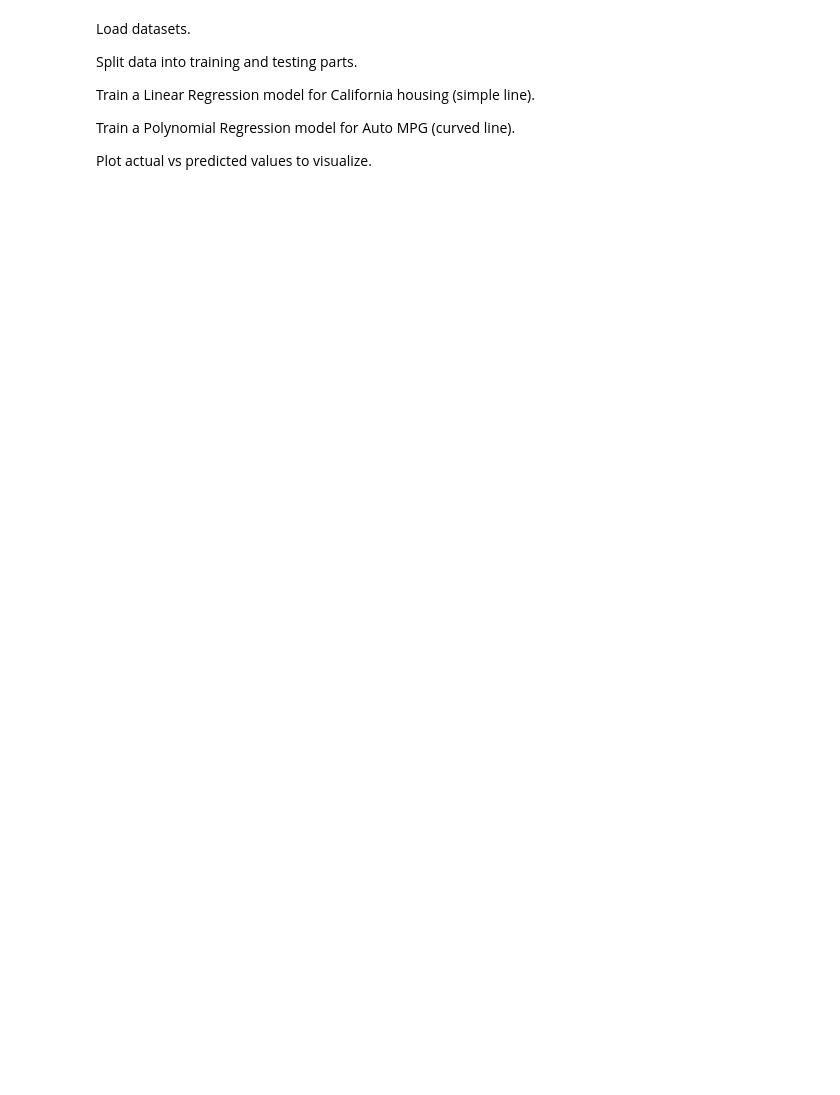
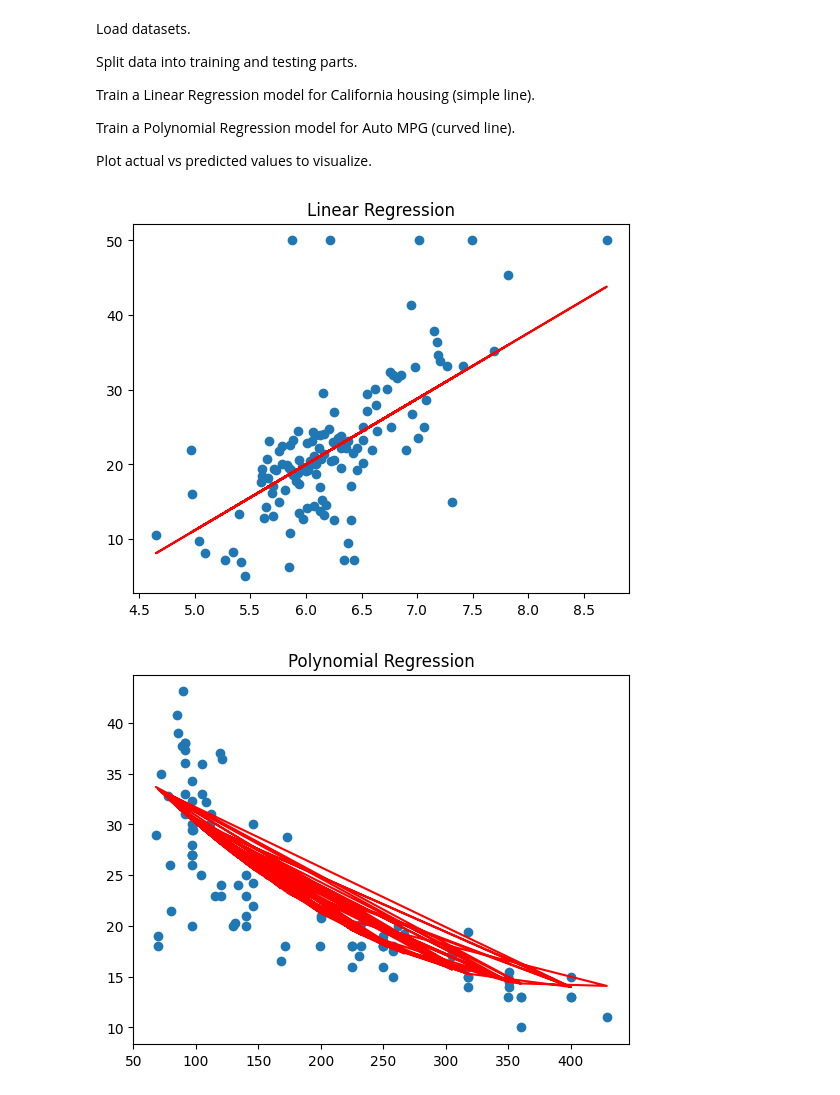
Before and after one commit to dhanavanthesh/machine_leanning_lab, a Jupyter notebook: program7.ipynb, the cells around one changed output. Saved outputs shown, nothing was run; the diff lists cells and outputs as text; code cells hidden in the pictures; blank space fills up the shorter version.

```diff
--- a/program7.ipynb
+++ b/program7.ipynb
@@ -137,3 +30,28 @@ Train a Linear Regression model for California housing (simple line).
 Train a Polynomial Regression model for Auto MPG (curved line).
 
 Plot actual vs predicted values to visualize.
+# %%
+import matplotlib.pyplot as plt
+from sklearn.linear_model import LinearRegression
+from sklearn.preprocessing import PolynomialFeatures
+from sklearn.model_selection import train_test_split
+from sklearn.datasets import fetch_openml
+import seaborn as sns
+
+# Linear Regression – Boston Housing
+d = fetch_openml('boston', version=1, as_frame=True)
+X, y = d.data[['RM']], d.target
+Xt, Xv, yt, yv = train_test_split(X, y)
+m = LinearRegression().fit(Xt, yt)
+plt.scatter(Xv, yv); plt.plot(Xv, m.predict(Xv), color='r'); plt.title("Linear Regression"); plt.show()
+
+# Polynomial Regression – Auto MPG
+df = sns.load_dataset('mpg').dropna()
+Xt, Xv, yt, yv = train_test_split(df[['displacement']], df['mpg'])
+poly = PolynomialFeatures(2)
+Xt2 = poly.fit_transform(Xt); Xv2 = poly.transform(Xv)
+m2 = LinearRegression().fit(Xt2, yt)
+plt.scatter(Xv, yv); plt.plot(Xv, m2.predict(Xv2), color='r'); plt.title("Polynomial Regression"); plt.show()
+# %% [output]
+[figure, added]
+[figure, added]
```
Also changed, not shown: parts of 2 cells of this notebook.
